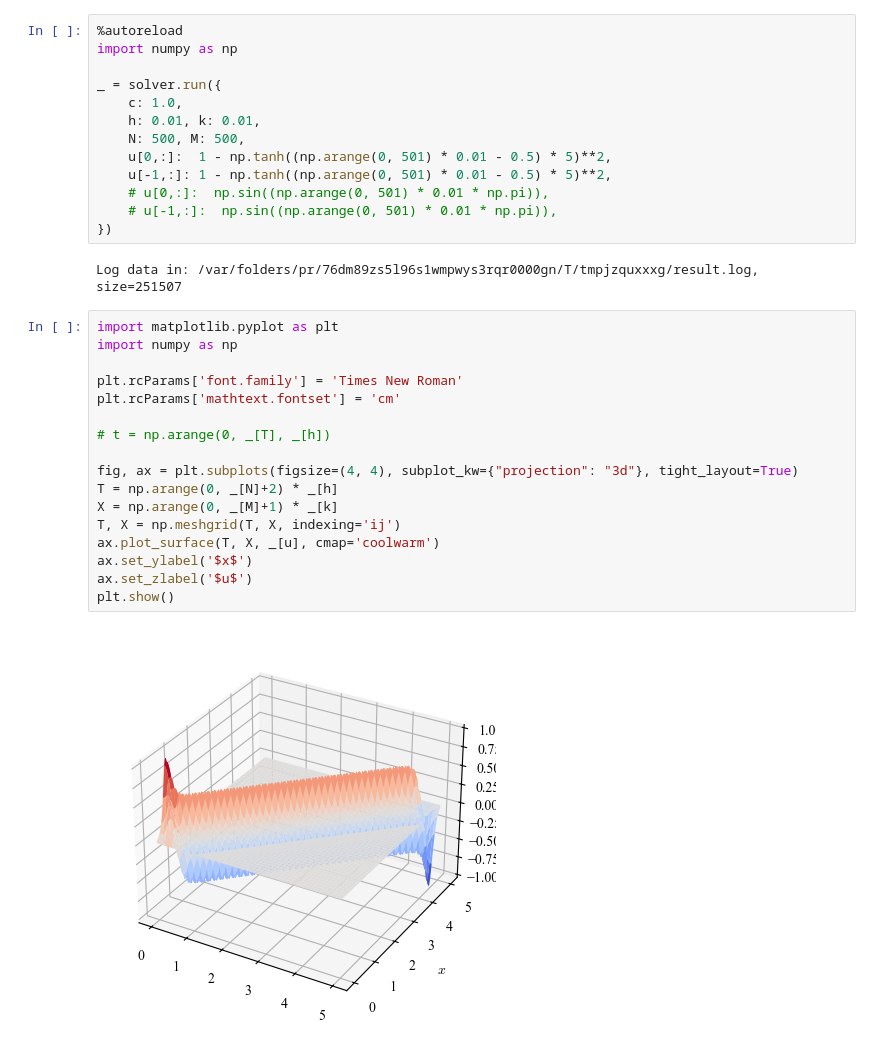
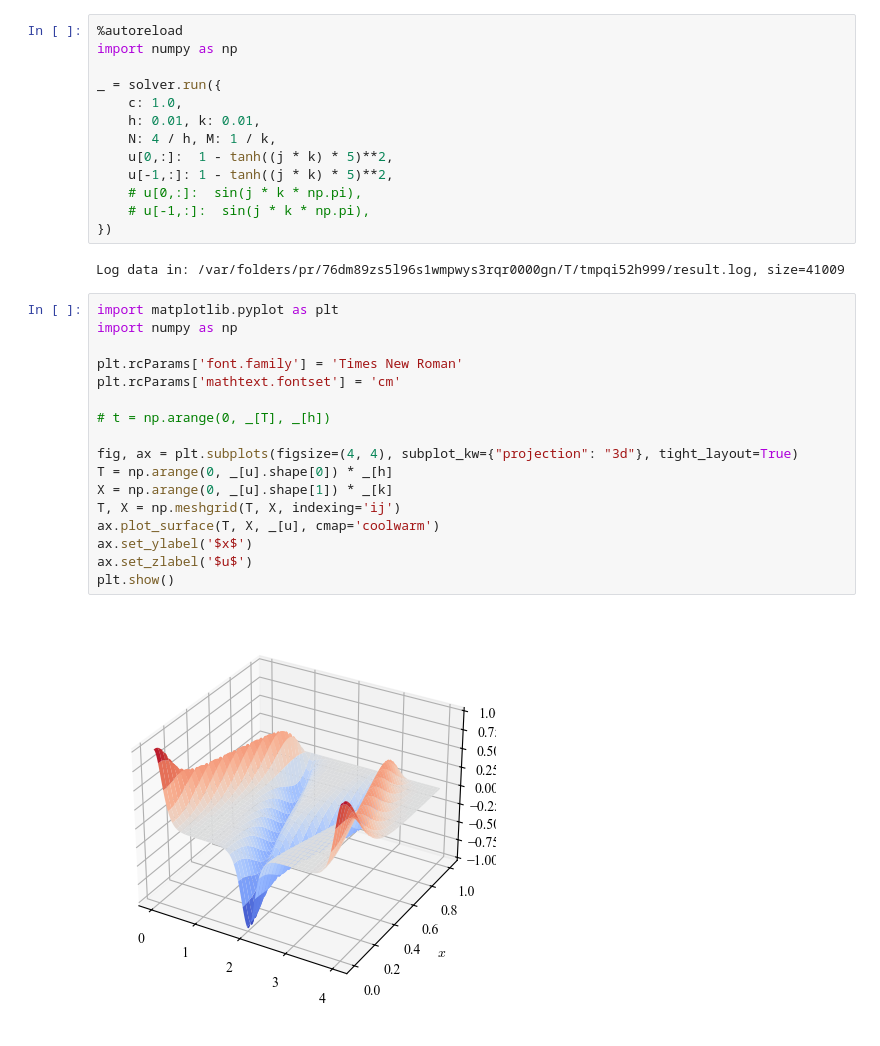
Before and after one commit to yoshimura-lab-mbd/mechanics, a Jupyter notebook: examples/wave_1d.ipynb, the cells around one changed output. Drawn from its saved outputs; the diff is of its cells as text.

```diff
--- a/examples/wave_1d.ipynb
+++ b/examples/wave_1d.ipynb
@@ -81,30 +90,30 @@ import numpy as np
 _ = solver.run({
     c: 1.0,
     h: 0.01, k: 0.01,
-    N: 500, M: 500,
-    u[0,:]:  1 - np.tanh((np.arange(0, 501) * 0.01 - 0.5) * 5)**2,
-    u[-1,:]: 1 - np.tanh((np.arange(0, 501) * 0.01 - 0.5) * 5)**2,
-    # u[0,:]:  np.sin((np.arange(0, 501) * 0.01 * np.pi)),
-    # u[-1,:]:  np.sin((np.arange(0, 501) * 0.01 * np.pi)),
+    N: 4 / h, M: 1 / k,
+    u[0,:]:  1 - tanh((j * k) * 5)**2,
+    u[-1,:]: 1 - tanh((j * k) * 5)**2,
+    # u[0,:]:  sin(j * k * np.pi),
+    # u[-1,:]:  sin(j * k * np.pi),
 })
 # %% [output]
-Log data in: /var/folders/pr/76dm89zs5l96s1wmpwys3rqr0000gn/T/tmpjzquxxxg/result.log, size=251507
+Log data in: /var/folders/pr/76dm89zs5l96s1wmpwys3rqr0000gn/T/tmpqi52h999/result.log, size=41009
 # %%
 import matplotlib.pyplot as plt
 import numpy as np
 
 plt.rcParams['font.family'] = 'Times New Roman'
 plt.rcParams['mathtext.fontset'] = 'cm'
 
 # t = np.arange(0, _[T], _[h])
 
 fig, ax = plt.subplots(figsize=(4, 4), subplot_kw={"projection": "3d"}, tight_layout=True)
-T = np.arange(0, _[N]+2) * _[h]
-X = np.arange(0, _[M]+1) * _[k]
+T = np.arange(0, _[u].shape[0]) * _[h]
+X = np.arange(0, _[u].shape[1]) * _[k]
 T, X = np.meshgrid(T, X, indexing='ij')
 ax.plot_surface(T, X, _[u], cmap='coolwarm')
 ax.set_ylabel('$x$')
 ax.set_zlabel('$u$')
 plt.show()
 # %% [output]
-[figure, old version]
+[figure, new version]
```
Also changed, not shown: parts of 3 cells of this notebook, 7 other files.
